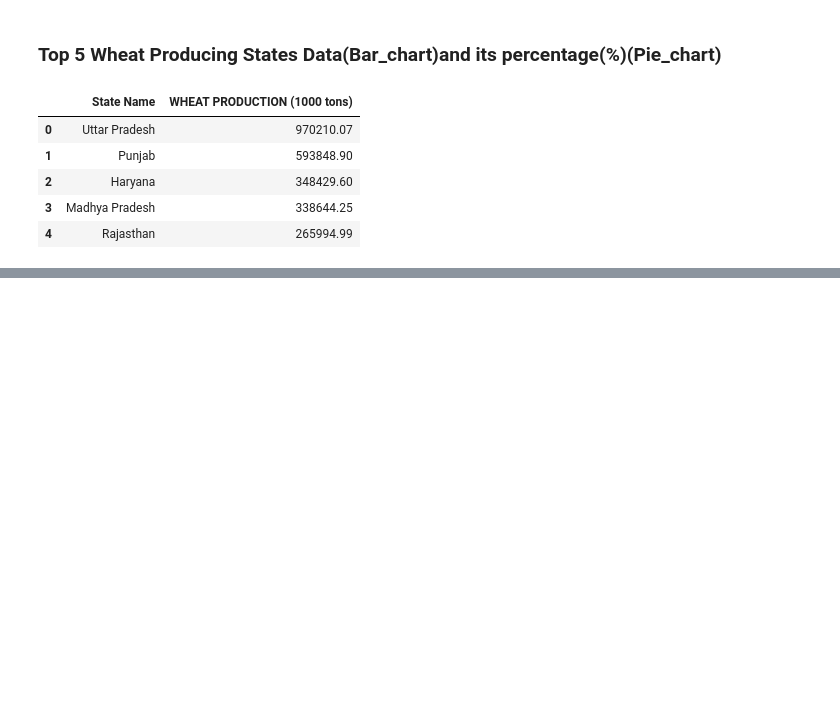
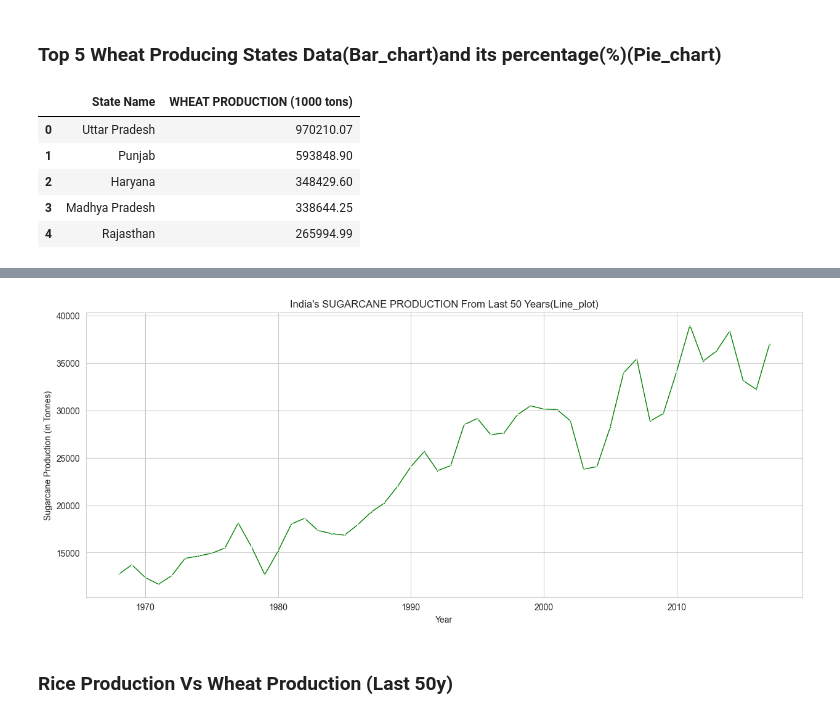
Before and after one commit to arun8nov/India-AgriData, a Jupyter notebook: processing.ipynb, the cells around one changed output, grey strips where cells are left out. Drawn from its saved outputs; the diff is of its cells as text; code cells hidden in the pictures; blank space fills up the shorter version.

```diff
--- a/processing.ipynb
+++ b/processing.ipynb
@@ -133,0 +201,3 @@ AttributeError: module 'matplotlib.pyplot' has no attribute 'Subplots'
+# %%
+Su_df_year = df[['Year','SUGARCANE PRODUCTION (1000 tons)']].groupby('Year').sum().reset_index().sort_values(by='Year').tail(50)
+Su_df_year
@@ -133,0 +222,12 @@ AttributeError: module 'matplotlib.pyplot' has no attribute 'Subplots'
+# %%
+plt.figure(figsize=(15,6))
+sns.set_style('whitegrid')
+sns.lineplot(x='Year',y = 'SUGARCANE PRODUCTION (1000 tons)',data=Su_df_year,color='green',marker='o',linewidth=1,markersize=2)
+plt.title('India\'s SUGARCANE PRODUCTION From Last 50 Years(Line_plot)')
+plt.xlabel('Year')
+plt.ylabel('Sugarcane Production (in Tonnes)')
+plt.show()
+# %% [output]
+[figure, added]
+# %% [markdown]
+### Rice Production Vs Wheat Production (Last 50y)
```
Also changed, not shown: parts of 40 cells of this notebook, 1 other file.
